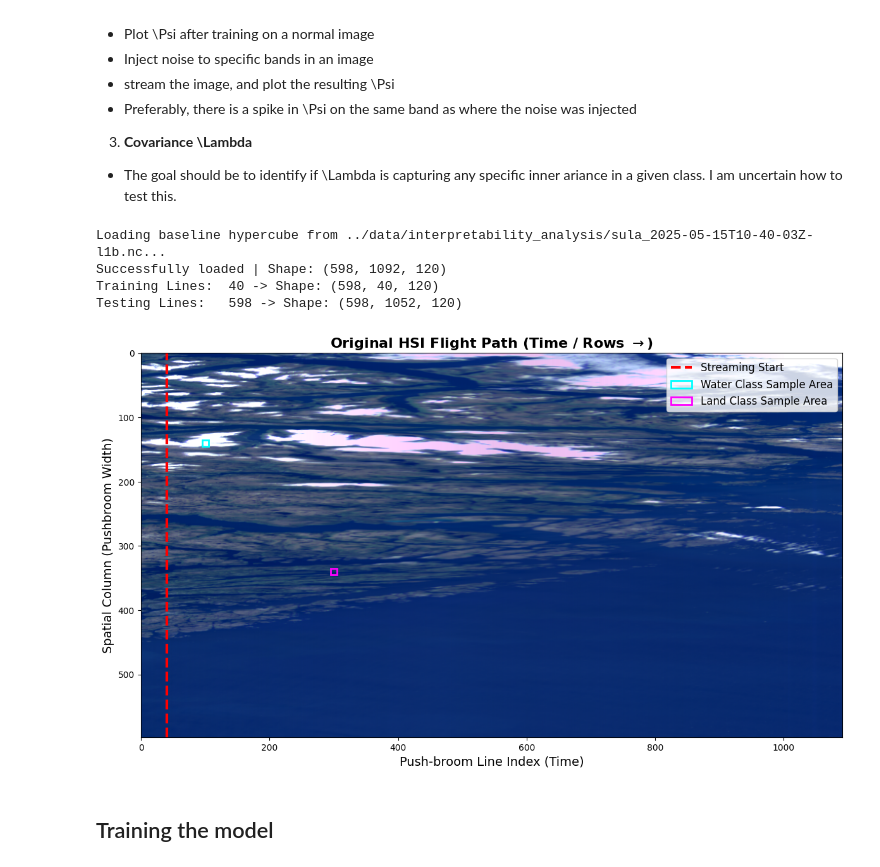
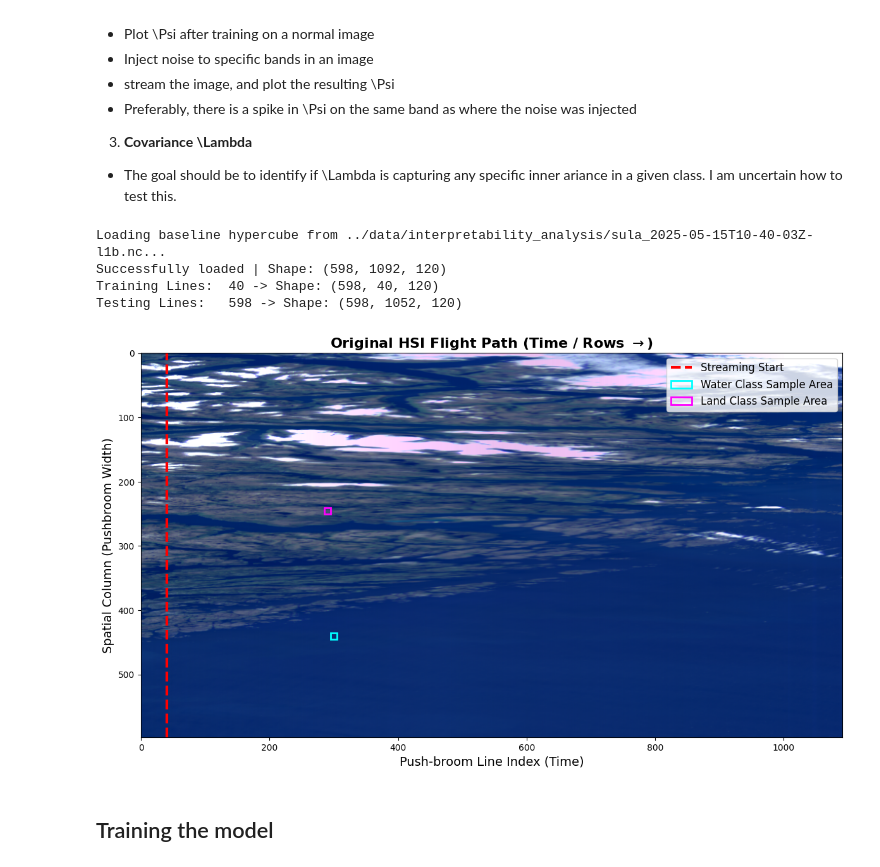
Before and after one commit to TrygveTafjord/OTFP-MFA-Streaming, a Jupyter notebook: testing/interpretability_analysis.ipynb, the cells around one changed output. Cells and saved outputs as stored; diff of their text form; code cells hidden in the pictures.

```diff
--- a/testing/interpretability_analysis.ipynb
+++ b/testing/interpretability_analysis.ipynb
@@ -91,15 +91,15 @@ AVERAGE_WINDOW = 5  # Number of rows to average for a smoother spectrum
 
 # NOTE: These coordinates are (Row, Col) relative to the TEST set.
 # If they are pointing to the wrong material in the plot below, adjust them!
-single_water_pixel_coord = (100, 100)
+single_water_pixel_coord = (400, 300)
 water_pixel_spectrum = trivial_img_test[single_water_pixel_coord[0], single_water_pixel_coord[1], :]
 average_water_pixel_spectrum = np.mean(
     trivial_img_test[single_water_pixel_coord[0]:single_water_pixel_coord[0]+AVERAGE_WINDOW,
                      single_water_pixel_coord[1], :], axis=0
 )
 
-land_pixel_coord = (300, 300)
-land_pixel_spectrum = trivial_img_test[land_pixel_coord[0], land_pixel_coord[1], :]
+land_pixel_coord = (205, 290)
+land_pixel_spectrum= trivial_img_test[land_pixel_coord[0], land_pixel_coord[1], :]
 average_land_pixel_spectrum = np.mean(
     trivial_img_test[land_pixel_coord[0]:land_pixel_coord[0]+AVERAGE_WINDOW,
                      land_pixel_coord[1], :], axis=0
@@ -115,37 +115,34 @@ axes.imshow(get_rgb(img_full))
 axes.set_title("Original HSI Flight Path (Time / Rows $\\rightarrow$)", fontsize=16, fontweight='bold')
 # Plot a line that marks the 40 training samples
 axes.axvline(x=N_TRAIN_LINES, color='red', linestyle='--', linewidth=3, label="Streaming Start")
 
 # Update labels to match the natural orientation
 axes.set_xlabel("Push-broom Line Index (Time)", fontsize=14)
 axes.set_ylabel("Spatial Column (Pushbroom Width)", fontsize=14)
 
 # Helper to place markers on the Natural image
 def add_pixel_marker(ax, coord, color, label):
     # coord is (row, col) in the test set.
     # In matplotlib, x is the column width, y is the row height.
     x_pos = coord[1] - 5
     y_pos = coord[0] + N_TRAIN_LINES - 5
 
     rect = mpatches.Rectangle((x_pos, y_pos), 10, 10,
                               linewidth=2, edgecolor=color, facecolor='none', label=label)
     ax.add_patch(rect)
 
 add_pixel_marker(axes, single_water_pixel_coord, 'cyan', 'Water Class Sample Area')
 add_pixel_marker(axes, land_pixel_coord, 'magenta', 'Land Class Sample Area')
 axes.legend(loc="upper right", fontsize=12)
 
 plt.tight_layout()
 plt.show()
-
-# Clean up memory
-del satobj, cube, img_full, trivial_img_train, trivial_img_test
 # %% [output]
 Loading baseline hypercube from ../data/interpretability_analysis/sula_2025-05-15T10-40-03Z-l1b.nc...
 Successfully loaded | Shape: (598, 1092, 120)
 Training Lines:  40 -> Shape: (598, 40, 120)
 Testing Lines:   598 -> Shape: (598, 1052, 120)
-[figure, old version]
+[figure, new version]
 # %% [markdown]
 ## Training the model
 # %%
```
Also changed, not shown: parts of 2 cells of this notebook, 3 other files.
